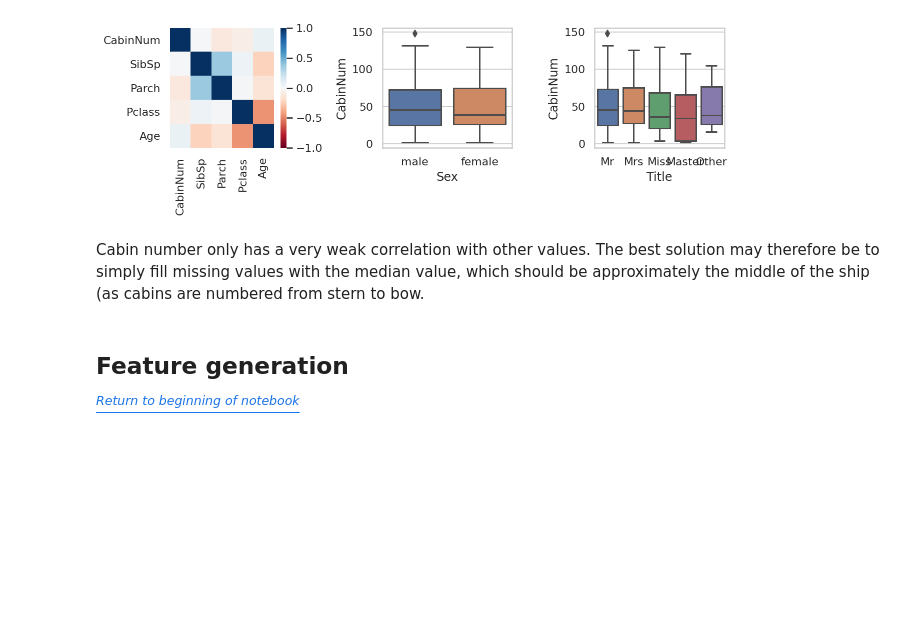
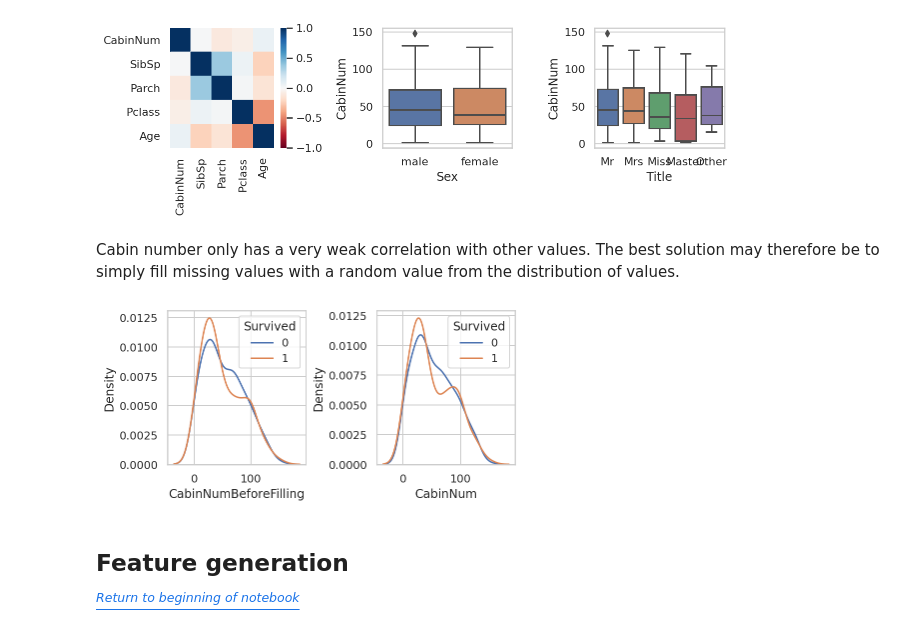
Before and after one commit to dwitvliet/kaggle-titanic, a Jupyter notebook: kaggle-titanic.ipynb, the cells around one changed output. Drawn from its saved outputs; the diff is of its cells as text; code cells hidden in the pictures; blank space fills up the shorter version.

Commit message:
Filled missing cabin numbers with random variables for better performance

```diff
--- a/kaggle-titanic.ipynb
+++ b/kaggle-titanic.ipynb
@@ -355,10 +355,24 @@ plt.tight_layout()
 # %% [output]
 [figure]
 # %% [markdown]
-Cabin number only has a very weak correlation with other values. The best solution may therefore be to simply fill missing values with the median value, which should be approximately the middle of the ship (as cabins are numbered from stern to bow.
+Cabin number only has a very weak correlation with other values. The best solution may therefore be to simply fill missing values with a random value from the distribution of values.
-# %%
-for df in (train, test, train_test):
-    df['CabinNum'] = df['CabinNum'].fillna(train_test['CabinNum'].median())
+# %%
+# Fill missing cabin numbers with random values from the existing values.
+for df in (train, test, train_test):
+    df['CabinNumBeforeFilling'] = df['CabinNum'].copy()
+    cabin_isna = df['CabinNum'].isna()
+    df.loc[cabin_isna, 'CabinNum'] = train_test['CabinNum'].sample(cabin_isna.sum(), replace=True).to_numpy()
+
+# Plot the cabin number distributions before and after filling values to ensure
+# nothing odd happened.
+fig, axes = plt.subplots(1, 2, figsize=(6, 3))
+for i, column in enumerate(['CabinNumBeforeFilling', 'CabinNum']):
+    sns.kdeplot(data=train[train['Survived'] == 0], x=column, label='0', ax=axes[i])
+    sns.kdeplot(data=train[train['Survived'] == 1], x=column, label='1', ax=axes[i])
+    axes[i].legend(title='Survived')
+plt.tight_layout()
+# %% [output]
+[figure, added]
 # %% [markdown]
 ## Feature generation
 
```
Also changed, not shown: parts of 13 cells of this notebook.
